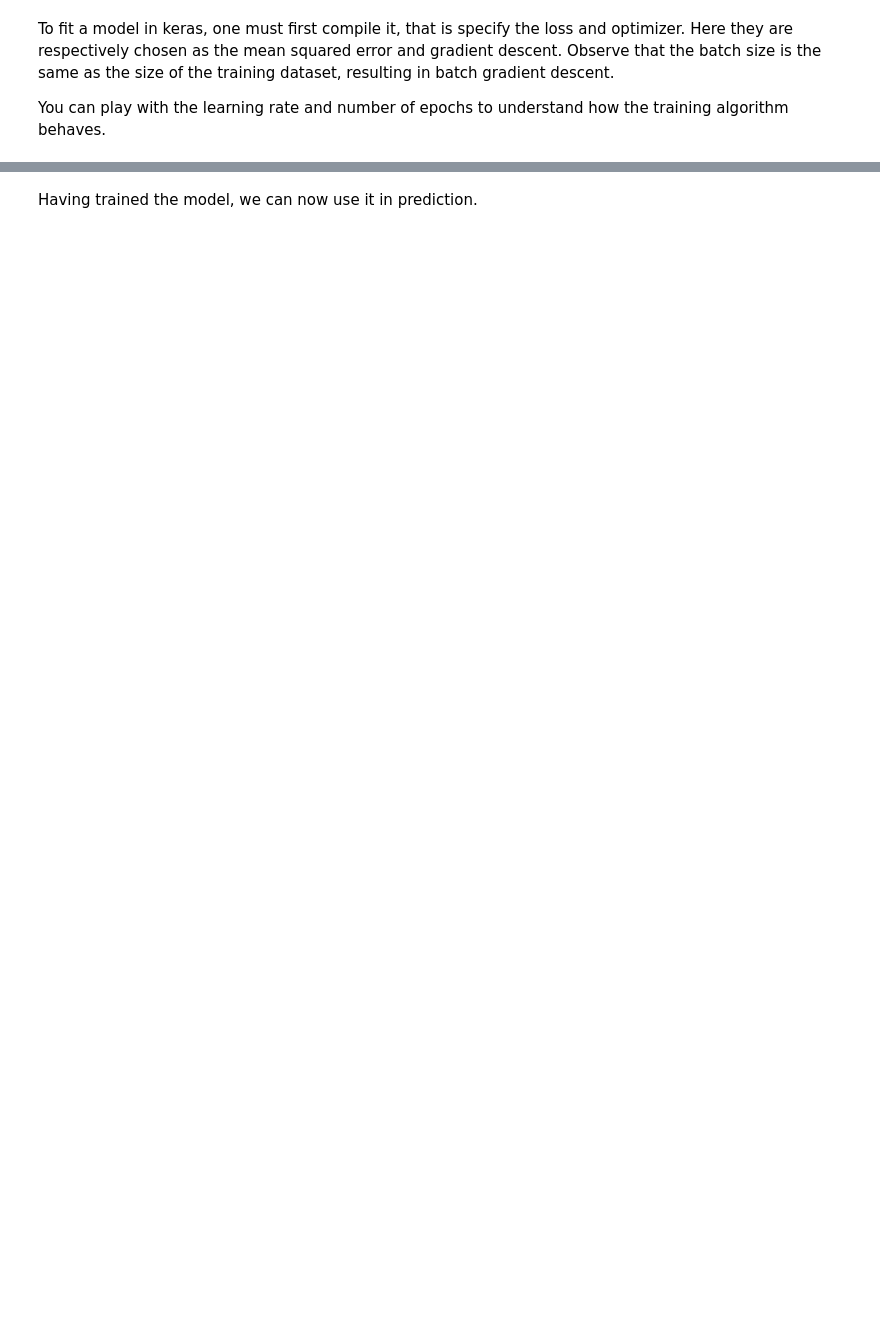
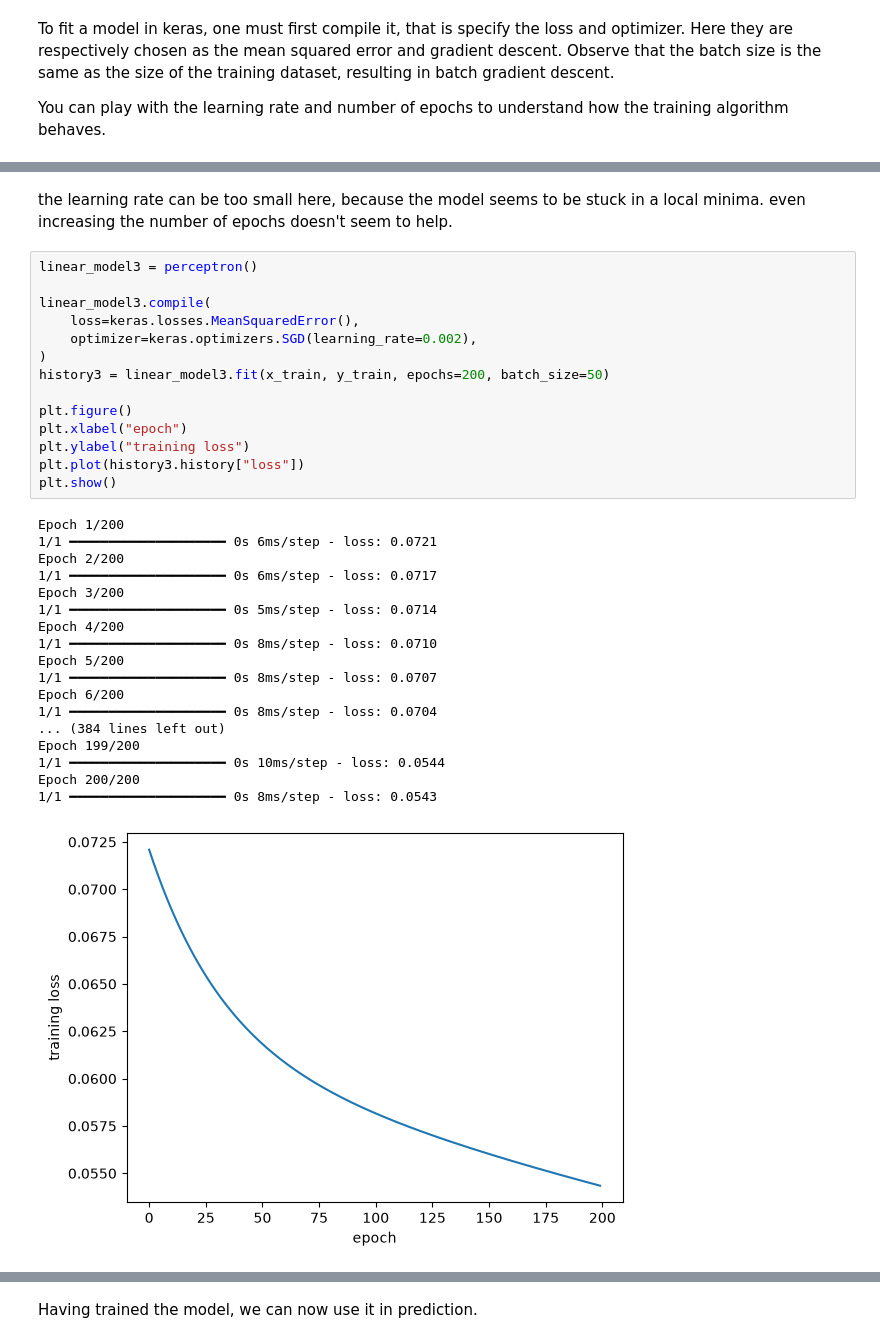
Before and after one commit to aradmehralian/data-mining-neural-networks-projects, a Jupyter notebook: Assignment 1/session1.ipynb, the cells around one changed output, grey strips where cells are left out. Cells and saved outputs as stored; diff of their text form; blank space fills up the shorter version.

```diff
--- a/Assignment 1/session1.ipynb
+++ b/Assignment 1/session1.ipynb
@@ -69,0 +147,35 @@ plt.show()
+# %% [markdown]
+the learning rate can be too small here, because the model seems to be stuck in a local minima. even increasing the number of epochs doesn't seem to help.
+# %%
+linear_model3 = perceptron()
+
+linear_model3.compile(
+    loss=keras.losses.MeanSquaredError(),
+    optimizer=keras.optimizers.SGD(learning_rate=0.002),
+)
+history3 = linear_model3.fit(x_train, y_train, epochs=200, batch_size=50)
+
+plt.figure()
+plt.xlabel("epoch")
+plt.ylabel("training loss")
+plt.plot(history3.history["loss"])
+plt.show()
+# %% [output]
+Epoch 1/200
+1/1 ━━━━━━━━━━━━━━━━━━━━ 0s 6ms/step - loss: 0.0721
+Epoch 2/200
+1/1 ━━━━━━━━━━━━━━━━━━━━ 0s 6ms/step - loss: 0.0717
+Epoch 3/200
+1/1 ━━━━━━━━━━━━━━━━━━━━ 0s 5ms/step - loss: 0.0714
+Epoch 4/200
+1/1 ━━━━━━━━━━━━━━━━━━━━ 0s 8ms/step - loss: 0.0710
+Epoch 5/200
+1/1 ━━━━━━━━━━━━━━━━━━━━ 0s 8ms/step - loss: 0.0707
+Epoch 6/200
+1/1 ━━━━━━━━━━━━━━━━━━━━ 0s 8ms/step - loss: 0.0704
+... (384 lines left out)
+Epoch 199/200
+1/1 ━━━━━━━━━━━━━━━━━━━━ 0s 10ms/step - loss: 0.0544
+Epoch 200/200
+1/1 ━━━━━━━━━━━━━━━━━━━━ 0s 8ms/step - loss: 0.0543
+[figure, added]
```
Also changed, not shown: parts of 31 cells of this notebook.
